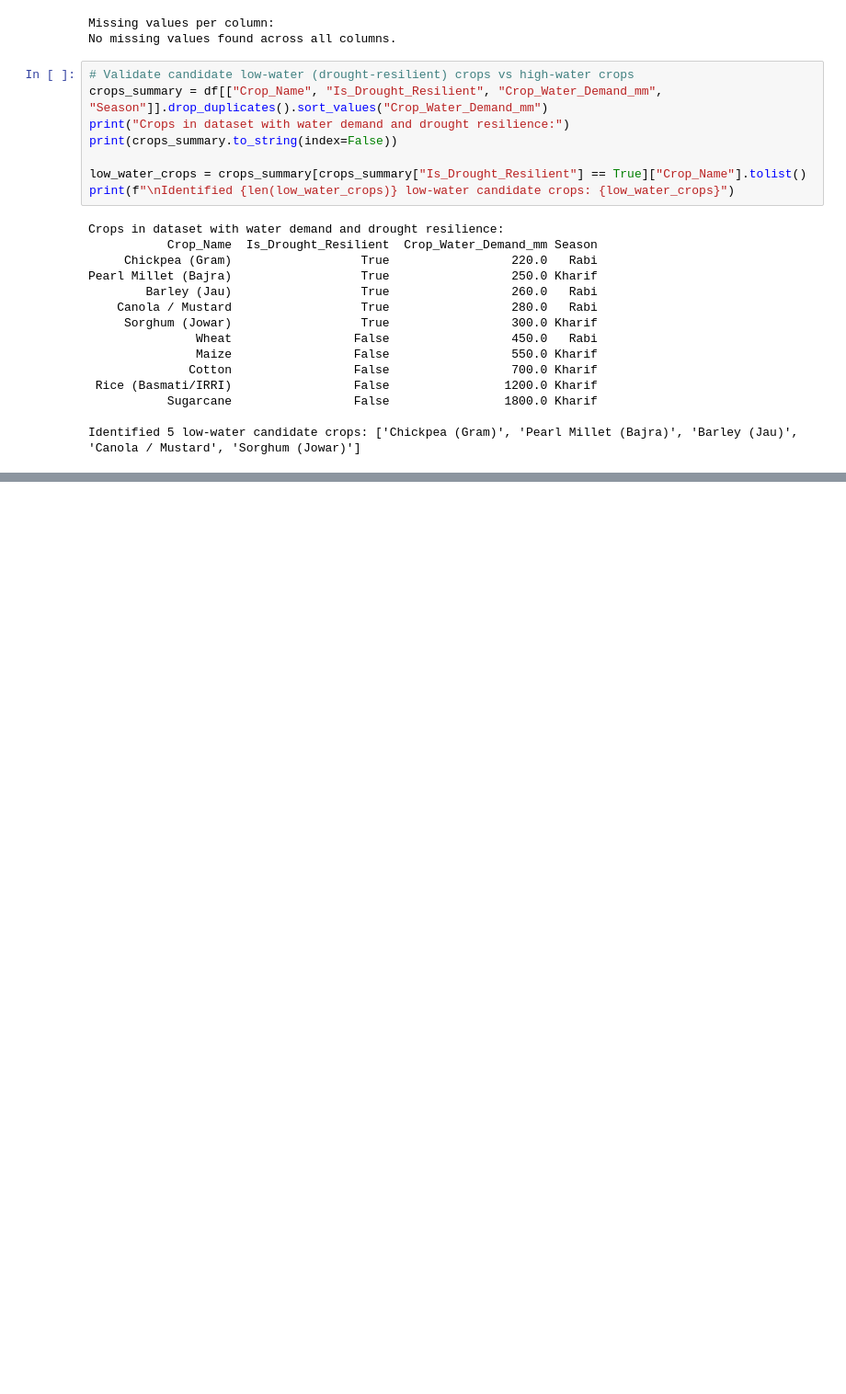
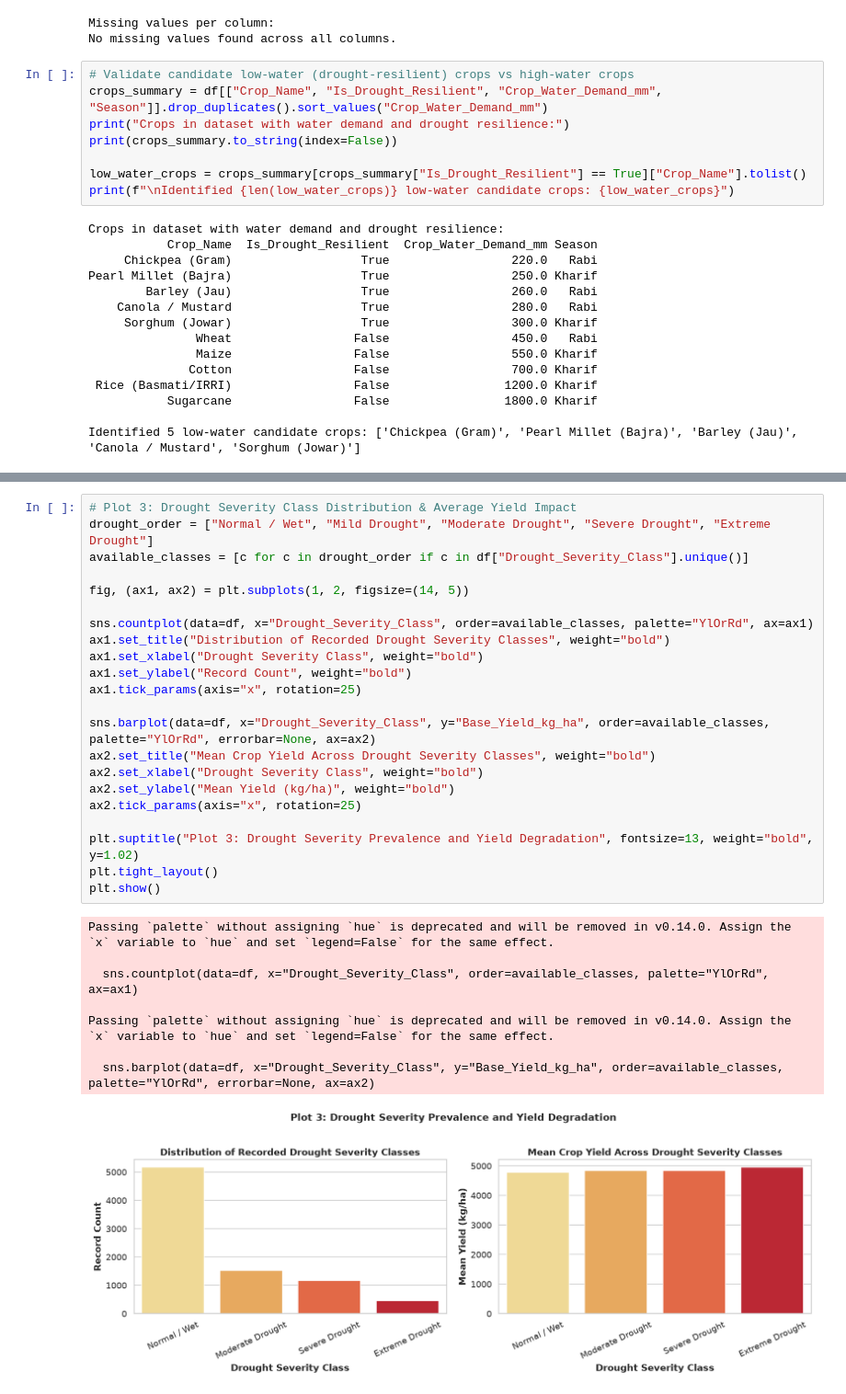
Before and after one commit to SyedMuhammadHunain/Climate-Machine-Learning, a Jupyter notebook: notebooks/01_low_water_crop_selection.ipynb, the cells around one changed output, grey strips where cells are left out. Shown at 92% size. Cells and saved outputs as stored; diff of their text form; blank space fills up the shorter version.

```diff
--- a/notebooks/01_low_water_crop_selection.ipynb
+++ b/notebooks/01_low_water_crop_selection.ipynb
@@ -83,0 +136,31 @@ Identified 5 low-water candidate crops: ['Chickpea (Gram)', 'Pearl Millet (Bajra
+# %%
+# Plot 3: Drought Severity Class Distribution & Average Yield Impact
+drought_order = ["Normal / Wet", "Mild Drought", "Moderate Drought", "Severe Drought", "Extreme Drought"]
+available_classes = [c for c in drought_order if c in df["Drought_Severity_Class"].unique()]
+
+fig, (ax1, ax2) = plt.subplots(1, 2, figsize=(14, 5))
+
+sns.countplot(data=df, x="Drought_Severity_Class", order=available_classes, palette="YlOrRd", ax=ax1)
+ax1.set_title("Distribution of Recorded Drought Severity Classes", weight="bold")
+ax1.set_xlabel("Drought Severity Class", weight="bold")
+ax1.set_ylabel("Record Count", weight="bold")
+ax1.tick_params(axis="x", rotation=25)
+
+sns.barplot(data=df, x="Drought_Severity_Class", y="Base_Yield_kg_ha", order=available_classes, palette="YlOrRd", errorbar=None, ax=ax2)
+ax2.set_title("Mean Crop Yield Across Drought Severity Classes", weight="bold")
+ax2.set_xlabel("Drought Severity Class", weight="bold")
+ax2.set_ylabel("Mean Yield (kg/ha)", weight="bold")
+ax2.tick_params(axis="x", rotation=25)
+
+plt.suptitle("Plot 3: Drought Severity Prevalence and Yield Degradation", fontsize=13, weight="bold", y=1.02)
+plt.tight_layout()
+plt.show()
+# %% [output]
+Passing `palette` without assigning `hue` is deprecated and will be removed in v0.14.0. Assign the `x` variable to `hue` and set `legend=False` for the same effect.
+
+  sns.countplot(data=df, x="Drought_Severity_Class", order=available_classes, palette="YlOrRd", ax=ax1)
+
+Passing `palette` without assigning `hue` is deprecated and will be removed in v0.14.0. Assign the `x` variable to `hue` and set `legend=False` for the same effect.
+
+  sns.barplot(data=df, x="Drought_Severity_Class", y="Base_Yield_kg_ha", order=available_classes, palette="YlOrRd", errorbar=None, ax=ax2)
+[figure, added]
```
Also changed, not shown: parts of 6 cells of this notebook, 1 other file.
